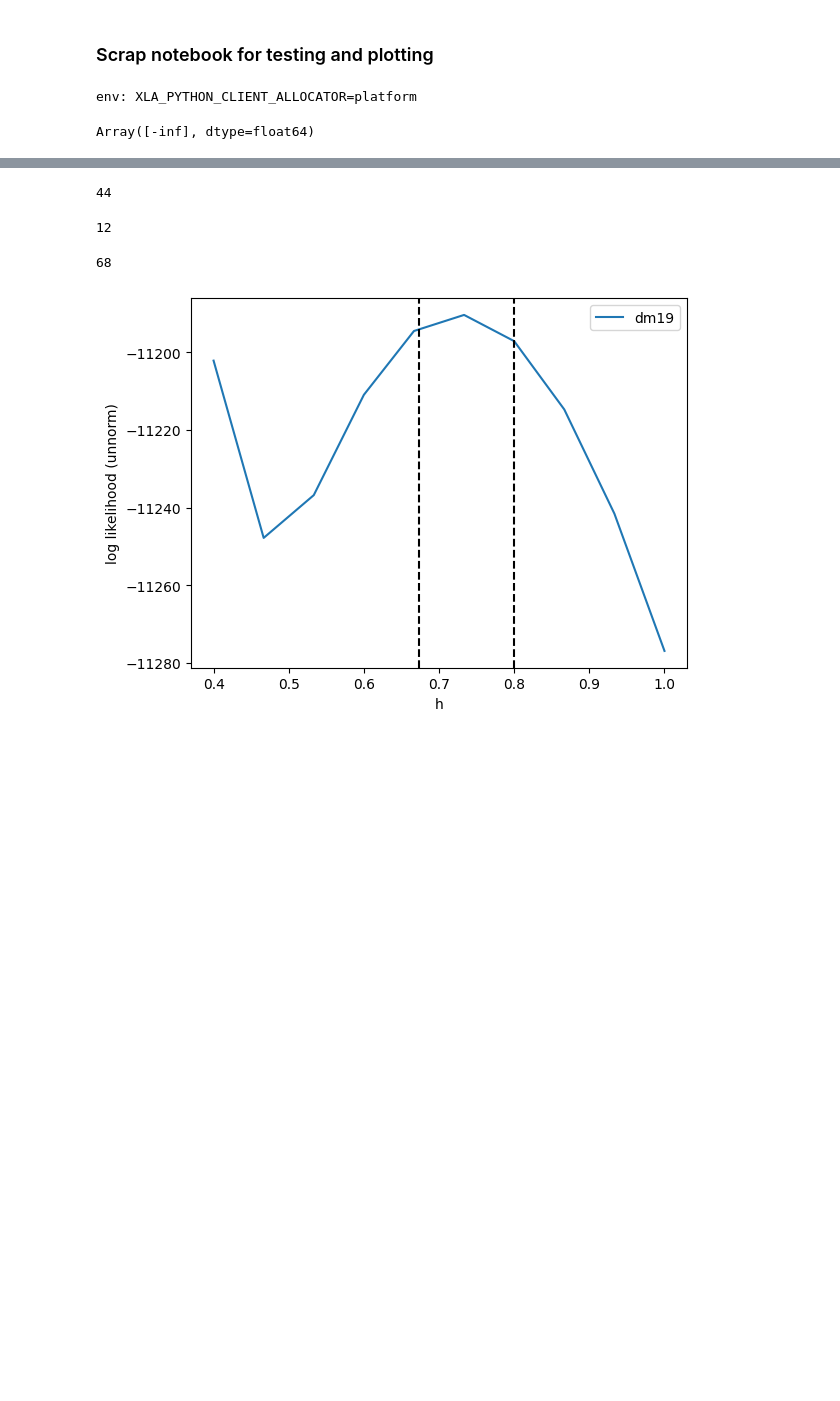
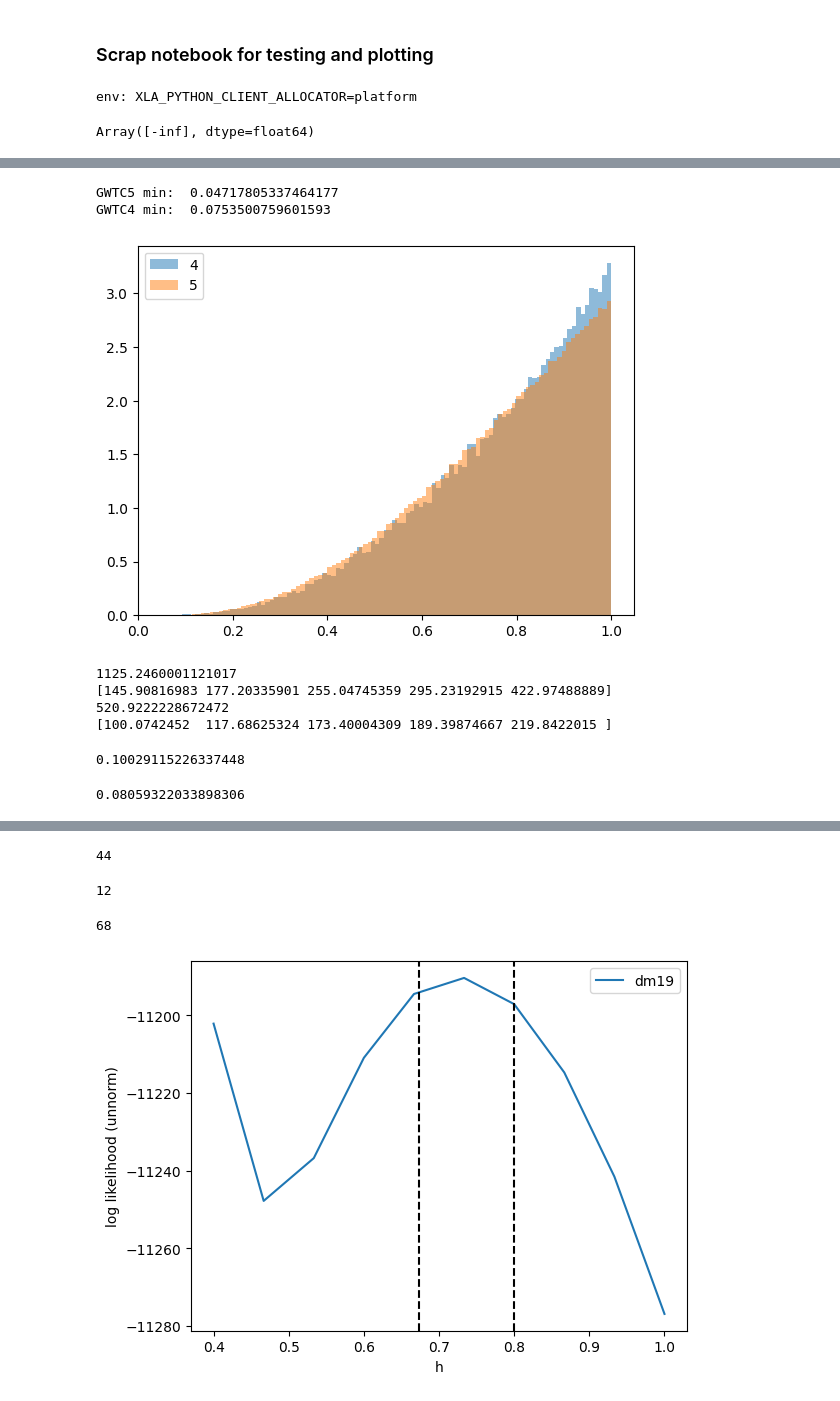
Before and after one commit to abby-moran/GW_pop_cosmo_inference, a Jupyter notebook: scripts/sandbox.ipynb, the cells around one changed output, grey strips where cells are left out. Drawn from its saved outputs; the diff is of its cells as text; code cells hidden in the pictures; blank space fills up the shorter version.

```diff
--- a/scripts/sandbox.ipynb
+++ b/scripts/sandbox.ipynb
@@ -104,0 +122,29 @@ reload(intensity_models)
+# %%
+plt.hist(qs_sel_4.ravel(), density=True, alpha=.5,bins=100,label='4');
+plt.hist(qs_sel.ravel(), density=True, alpha=.5,bins=100, label='5');#
+#plt.xlim(0,210)
+plt.legend()
+print('GWTC5 min: ', np.min(qs_sel.ravel()))
+print('GWTC4 min: ', np.min(qs_sel_4.ravel()))
+# %% [output]
+GWTC5 min:  0.04717805337464177
+GWTC4 min:  0.0753500759601593
+[figure, added]
+# %%
+print(np.max(m1s_sel))
+print(np.percentile(m1s_sel, [90, 95, 99, 99.5, 99.9]))
+print(np.max(m1s_det.ravel()))
+print(np.percentile(m1s_det.ravel(), [90, 95, 99, 99.5, 99.9]))
+# %% [output]
+1125.2460001121017
+[145.90816983 177.20335901 255.04745359 295.23192915 422.97488889]
+520.9222228672472
+[100.0742452  117.68625324 173.40004309 189.39874667 219.8422015 ]
+# %%
+len(m1s_det.ravel()[m1s_det.ravel()>100])/len(m1s_det.ravel())
+# %% [output]
+0.10029115226337448
+# %%
+len(m1s_det_4.ravel()[m1s_det_4.ravel()>100])/len(m1s_det_4.ravel())
+# %% [output]
+0.08059322033898306
```
Also changed, not shown: parts of 32 cells of this notebook, 9 other files.
